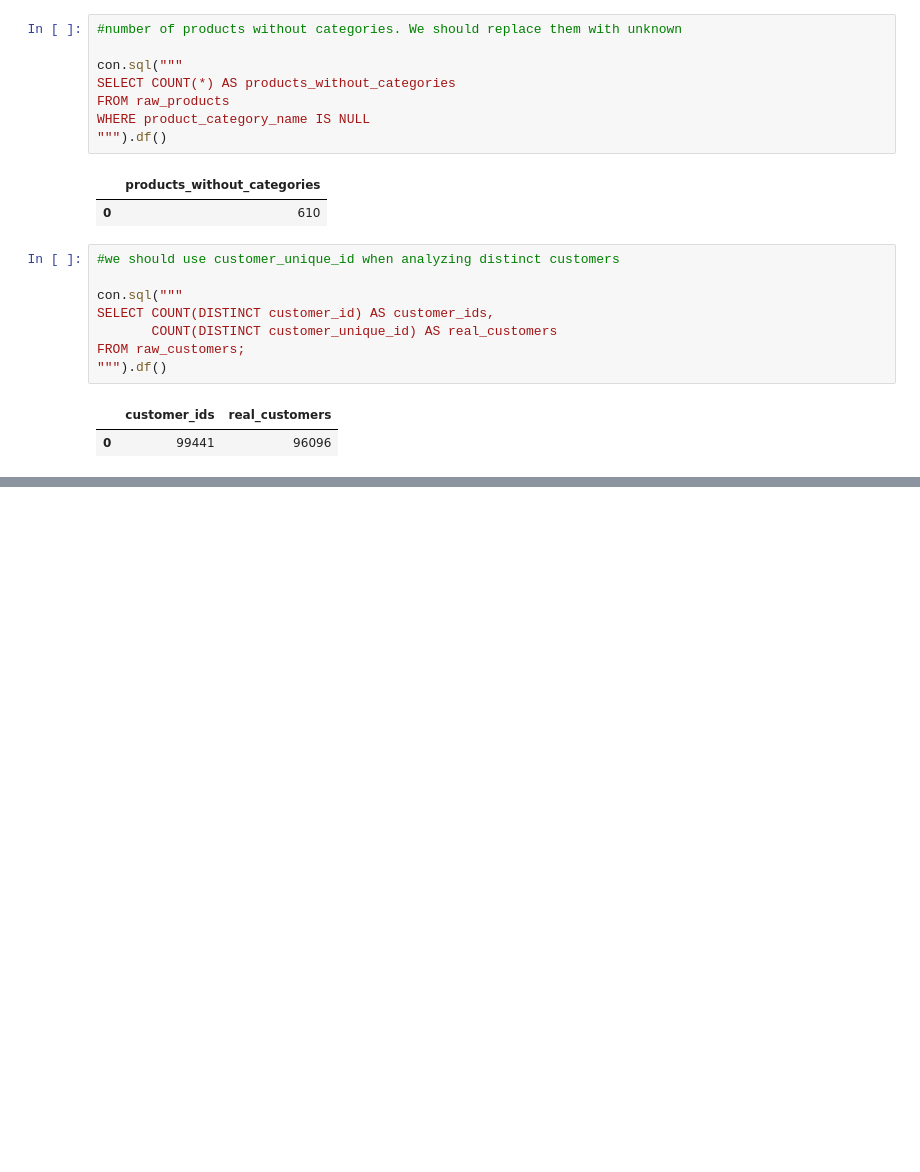
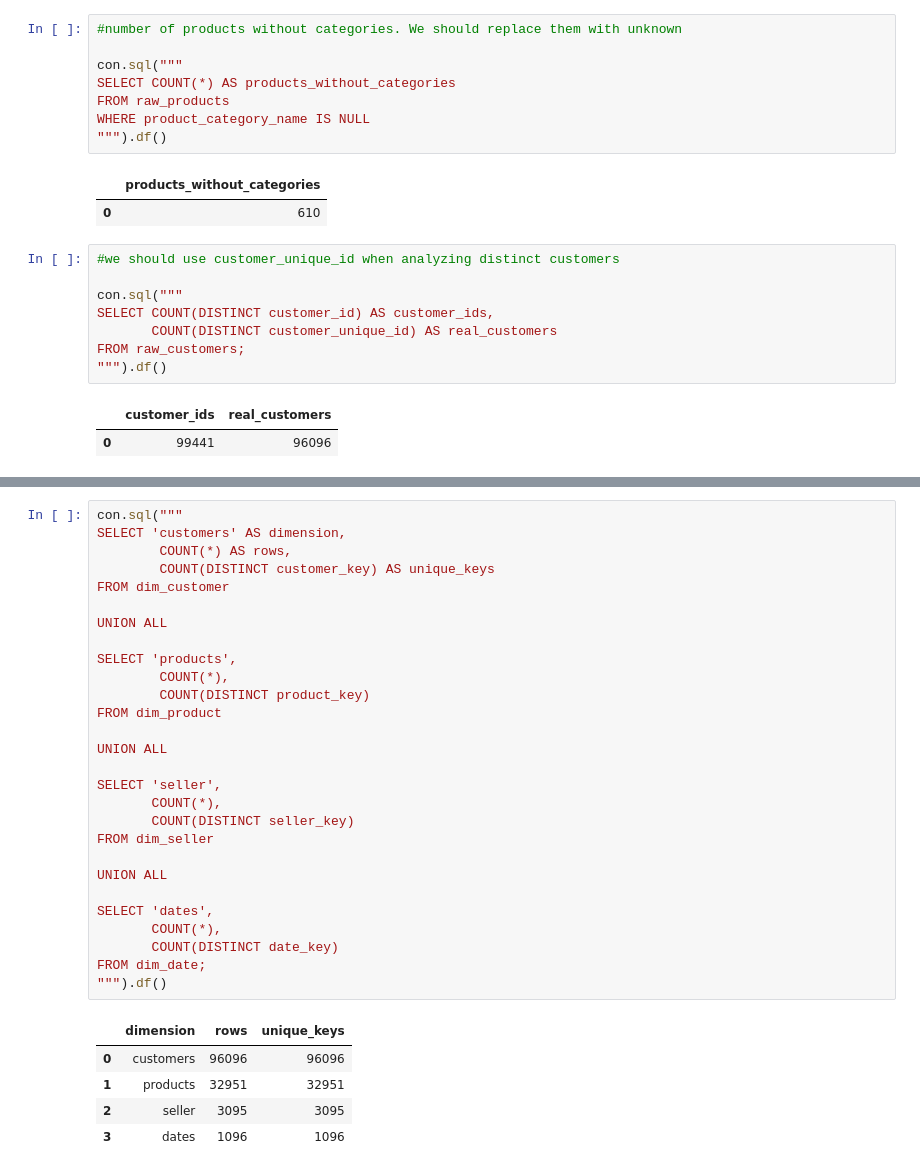
Before and after one commit to BugraTopcu/olist-ecommerce-analytics, a Jupyter notebook: notebooks/analysis.ipynb, the cells around one changed output, grey strips where cells are left out. Cells and saved outputs as stored; diff of their text form; blank space fills up the shorter version.

```diff
--- a/notebooks/analysis.ipynb
+++ b/notebooks/analysis.ipynb
@@ -181,0 +223,34 @@ FROM raw_customers;
+# %%
+con.sql("""
+SELECT 'customers' AS dimension,
+        COUNT(*) AS rows,
+        COUNT(DISTINCT customer_key) AS unique_keys
+FROM dim_customer
+
+UNION ALL
+
+SELECT 'products',
+        COUNT(*),
+        COUNT(DISTINCT product_key)
+FROM dim_product
+
+UNION ALL
+
+SELECT 'seller',
+       COUNT(*),
+       COUNT(DISTINCT seller_key)
+FROM dim_seller
+
+UNION ALL
+
+SELECT 'dates',
+       COUNT(*),
+       COUNT(DISTINCT date_key)
+FROM dim_date;
+""").df()
+# %% [output]
+|  | dimension | rows | unique_keys |
+| 0 | customers | 96096 | 96096 |
+| 1 | products | 32951 | 32951 |
+| 2 | seller | 3095 | 3095 |
+| 3 | dates | 1096 | 1096 |
```
Also changed, not shown: parts of 3 cells of this notebook, 1 other file.
